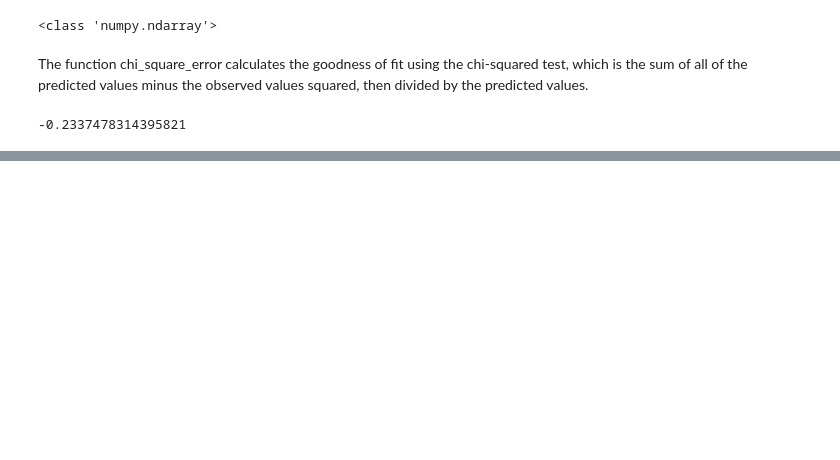
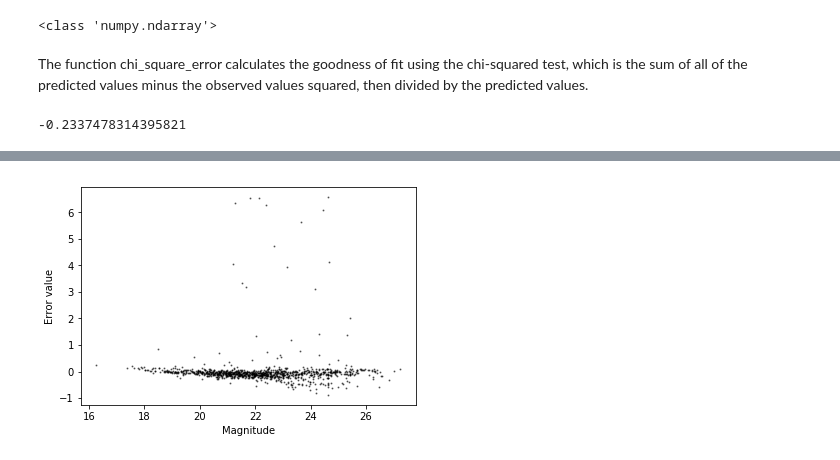
Before and after one commit to marin-hyatt/redshift_data_project, a Jupyter notebook: Marin Hyatt Machine Learning.ipynb, the cells around one changed output, grey strips where cells are left out. Saved outputs shown, nothing was run; the diff lists cells and outputs as text; code cells hidden in the pictures; blank space fills up the shorter version.

```diff
--- a/Marin Hyatt Machine Learning.ipynb
+++ b/Marin Hyatt Machine Learning.ipynb
@@ -104,0 +134,7 @@ chi_square_error(y, y_for_grid)
+# %%
+plt.scatter(x[0], error, color='black', s=1, alpha=0.5)
+plt.xlabel('Magnitude')
+plt.ylabel('Error value')
+plt.show()
+# %% [output]
+[figure, added]
```
Also changed, not shown: parts of 12 cells of this notebook.
